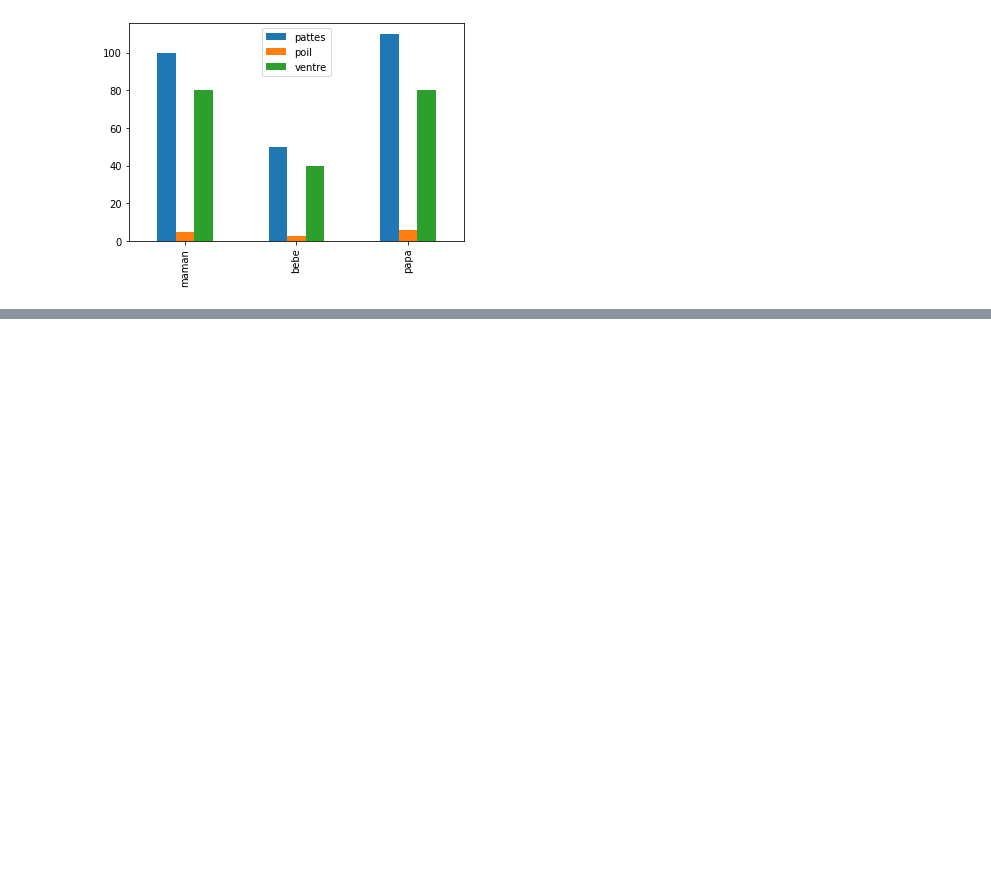
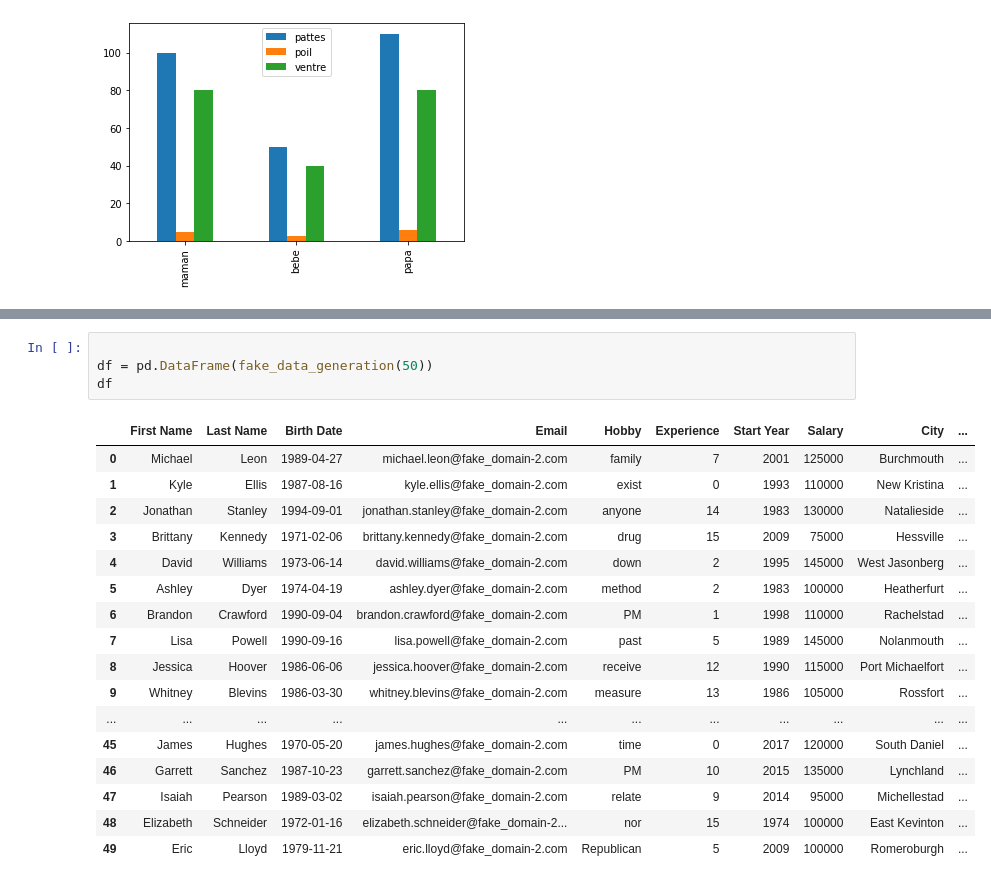
Before and after one commit to unil-ish/POOP, a Jupyter notebook: jupyter_classes/2_day/2_Day.ipynb, the cells around one changed output, grey strips where cells are left out. Cells and saved outputs as stored; diff of their text form; blank space fills up the shorter version.

```diff
--- a/jupyter_classes/2_day/2_Day.ipynb
+++ b/jupyter_classes/2_day/2_Day.ipynb
@@ -101,0 +146,22 @@ famille_chiens_df.plot(kind='bar',layout=(4,5))
+# %%
+
+df = pd.DataFrame(fake_data_generation(50))
+df
+# %% [output]
+|  | First Name | Last Name | Birth Date | Email | Hobby | Experience | Start Year | Salary | City | ... |
+| 0 | Michael | Leon | 1989-04-27 | michael.leon@fake_domain-2.com | family | 7 | 2001 | 125000 | Burchmouth | ... |
+| 1 | Kyle | Ellis | 1987-08-16 | kyle.ellis@fake_domain-2.com | exist | 0 | 1993 | 110000 | New Kristina | ... |
+| 2 | Jonathan | Stanley | 1994-09-01 | jonathan.stanley@fake_domain-2.com | anyone | 14 | 1983 | 130000 | Natalieside | ... |
+| 3 | Brittany | Kennedy | 1971-02-06 | brittany.kennedy@fake_domain-2.com | drug | 15 | 2009 | 75000 | Hessville | ... |
+| 4 | David | Williams | 1973-06-14 | david.williams@fake_domain-2.com | down | 2 | 1995 | 145000 | West Jasonberg | ... |
+| 5 | Ashley | Dyer | 1974-04-19 | ashley.dyer@fake_domain-2.com | method | 2 | 1983 | 100000 | Heatherfurt | ... |
+| 6 | Brandon | Crawford | 1990-09-04 | brandon.crawford@fake_domain-2.com | PM | 1 | 1998 | 110000 | Rachelstad | ... |
+| 7 | Lisa | Powell | 1990-09-16 | lisa.powell@fake_domain-2.com | past | 5 | 1989 | 145000 | Nolanmouth | ... |
+| 8 | Jessica | Hoover | 1986-06-06 | jessica.hoover@fake_domain-2.com | receive | 12 | 1990 | 115000 | Port Michaelfort | ... |
+| 9 | Whitney | Blevins | 1986-03-30 | whitney.blevins@fake_domain-2.com | measure | 13 | 1986 | 105000 | Rossfort | ... |
+| ... | ... | ... | ... | ... | ... | ... | ... | ... | ... | ... |
+| 45 | James | Hughes | 1970-05-20 | james.hughes@fake_domain-2.com | time | 0 | 2017 | 120000 | South Daniel | ... |
+| 46 | Garrett | Sanchez | 1987-10-23 | garrett.sanchez@fake_domain-2.com | PM | 10 | 2015 | 135000 | Lynchland | ... |
+| 47 | Isaiah | Pearson | 1989-03-02 | isaiah.pearson@fake_domain-2.com | relate | 9 | 2014 | 95000 | Michellestad | ... |
+| 48 | Elizabeth | Schneider | 1972-01-16 | elizabeth.schneider@fake_domain-2... | nor | 15 | 1974 | 100000 | East Kevinton | ... |
+| 49 | Eric | Lloyd | 1979-11-21 | eric.lloyd@fake_domain-2.com | Republican | 5 | 2009 | 100000 | Romeroburgh | ... |
```
Also changed, not shown: parts of 15 cells of this notebook.
